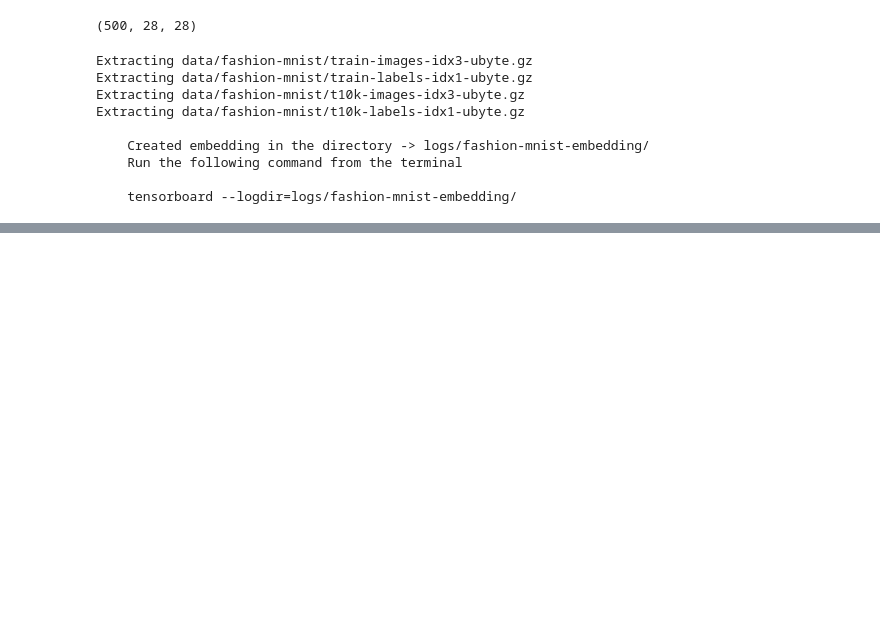
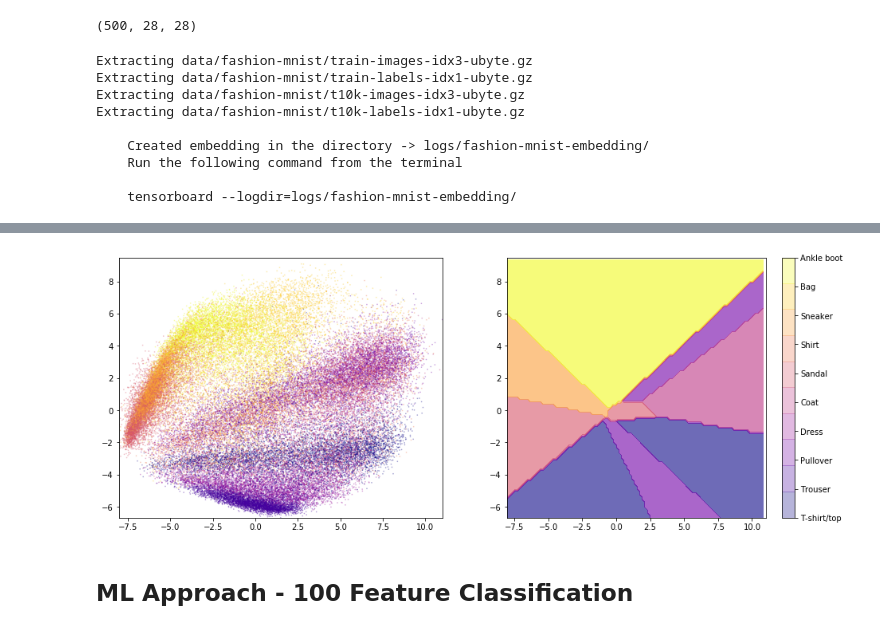
Before and after one commit to amitkaps/deep-learning, a Jupyter notebook: 01-Introduction.ipynb, the cells around one changed output, grey strips where cells are left out. Drawn from its saved outputs; the diff is of its cells as text; code cells hidden in the pictures; blank space fills up the shorter version.

```diff
--- a/01-Introduction.ipynb
+++ b/01-Introduction.ipynb
@@ -131,0 +222,6 @@ x_train_feature_2 = pca.transform(x_train_flatten_normalize)
+# %%
+plot_2d_model(model_simple2_ml, x_train_feature_2, y_train)
+# %% [output]
+[figure, added]
+# %% [markdown]
+## ML Approach - 100 Feature Classification
```
Also changed, not shown: parts of 76 cells of this notebook, 1 other file.
